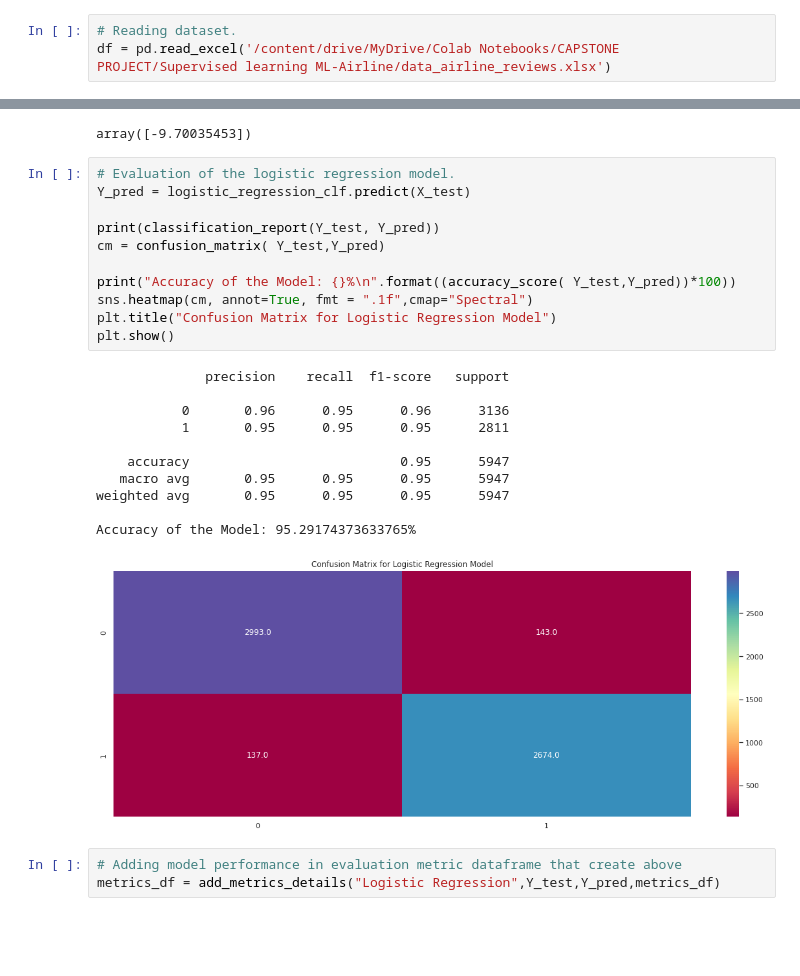
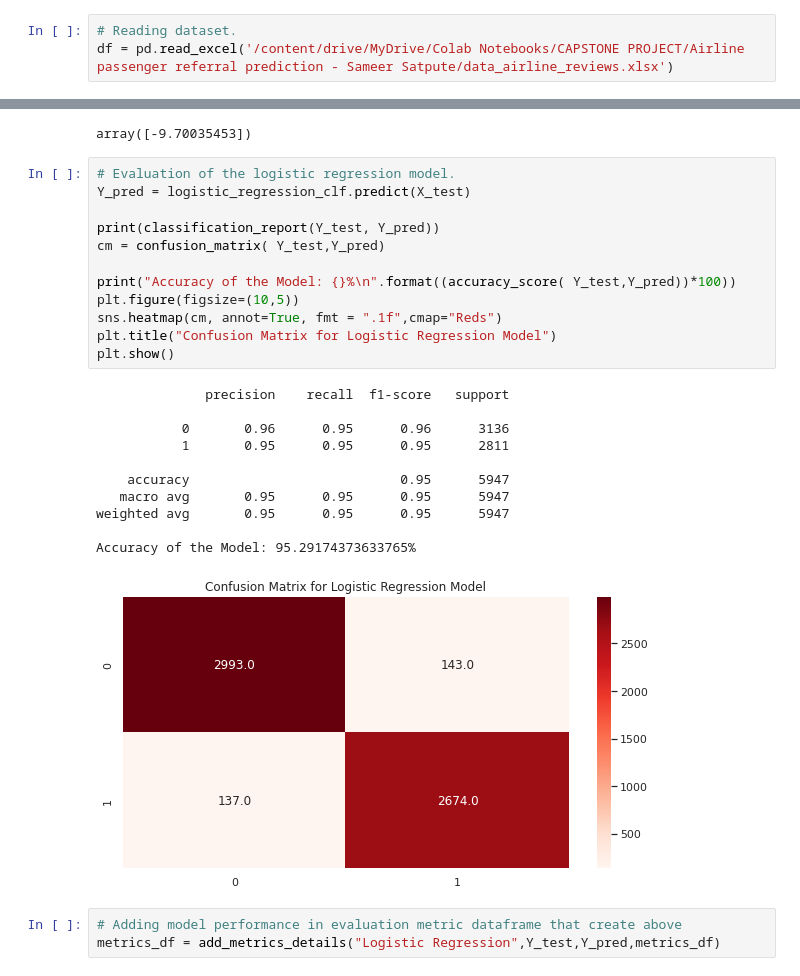
Before and after one commit to sameersat96/Airline-passenger-referral-predicton, a Jupyter notebook: Airline_passenger_referral_predicton.ipynb, the cells around one changed output, grey strips where cells are left out. Saved outputs shown, nothing was run; the diff lists cells and outputs as text; blank space fills up the shorter version.

```diff
--- a/Airline_passenger_referral_predicton.ipynb
+++ b/Airline_passenger_referral_predicton.ipynb
@@ -38,4 +46,4 @@ drive.mount('/content/drive')
 Mounted at /content/drive
 # %%
 # Reading dataset.
-df = pd.read_excel('/content/drive/MyDrive/Colab Notebooks/CAPSTONE PROJECT/Supervised learning ML-Airline/data_airline_reviews.xlsx')
+df = pd.read_excel('/content/drive/MyDrive/Colab Notebooks/CAPSTONE PROJECT/Airline passenger referral prediction - Sameer Satpute/data_airline_reviews.xlsx')
@@ -487,26 +653,27 @@ array([-9.70035453])
 # %%
 # Evaluation of the logistic regression model.
 Y_pred = logistic_regression_clf.predict(X_test)
 
 print(classification_report(Y_test, Y_pred))
 cm = confusion_matrix( Y_test,Y_pred)
 
 print("Accuracy of the Model: {}%\n".format((accuracy_score( Y_test,Y_pred))*100))
-sns.heatmap(cm, annot=True, fmt = ".1f",cmap="Spectral")
+plt.figure(figsize=(10,5))
+sns.heatmap(cm, annot=True, fmt = ".1f",cmap="Reds")
 plt.title("Confusion Matrix for Logistic Regression Model")
 plt.show()
 # %% [output]
               precision    recall  f1-score   support
 
            0       0.96      0.95      0.96      3136
            1       0.95      0.95      0.95      2811
 
     accuracy                           0.95      5947
    macro avg       0.95      0.95      0.95      5947
 weighted avg       0.95      0.95      0.95      5947
 
 Accuracy of the Model: 95.29174373633765%
-[figure, old version]
+[figure, new version]
 # %%
 # Adding model performance in evaluation metric dataframe that create above
 metrics_df = add_metrics_details("Logistic Regression",Y_test,Y_pred,metrics_df)
```
Also changed, not shown: parts of 89 cells of this notebook.
